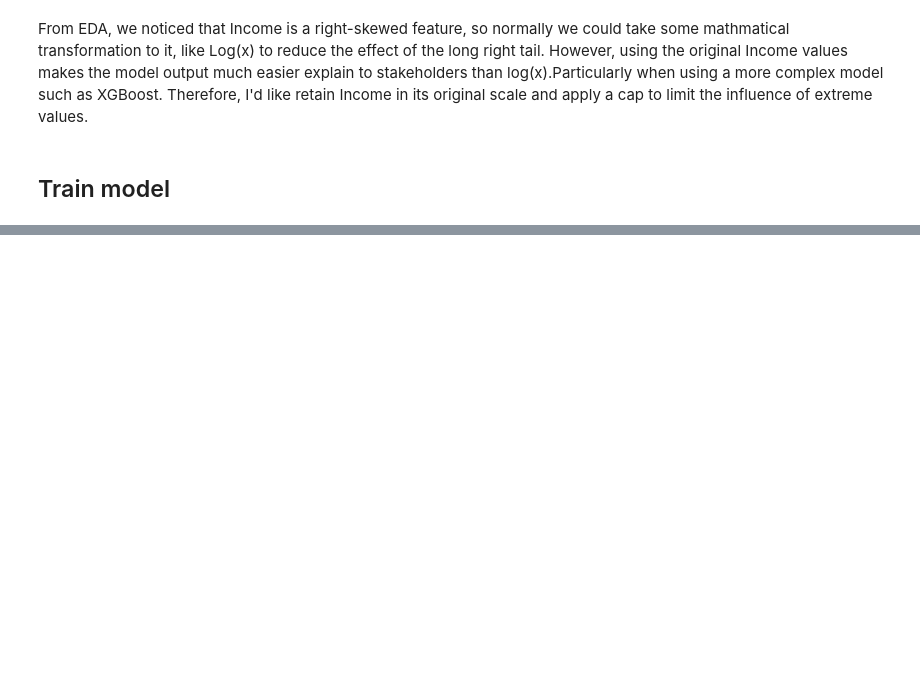
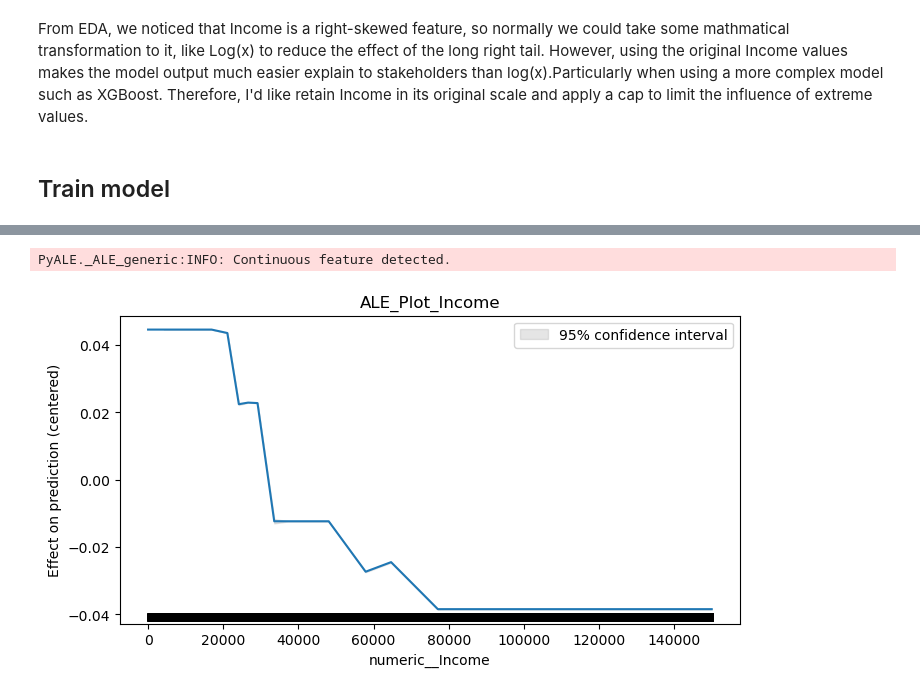
Before and after one commit to LunaJiang188/Mental-health-prediction, a Jupyter notebook: src/modelling.ipynb, the cells around one changed output, grey strips where cells are left out. Drawn from its saved outputs; the diff is of its cells as text; code cells hidden in the pictures; blank space fills up the shorter version.

```diff
--- a/src/modelling.ipynb
+++ b/src/modelling.ipynb
@@ -311,0 +403,23 @@ based on the results, ill remove bottom features.
+# %%
+xgb_reduced = XGBClassifier(
+    objective = "binary:logistic",
+    booster='gbtree',
+    reg_alpha=1,
+    reg_lambda=0,
+    gamma=0,
+    learning_rate=0.03,
+    max_depth=5,
+    min_child_weight=1,
+    subsample=1,
+    n_estimators=100,
+    n_jobs=1,
+    eval_metric="auc",
+    early_stopping_rounds=50,
+    enable_categorical=True
+)
+
+xgb_reduced.fit(
+    X_train_reduced,
+    y_train,
+    eval_set=[(X_val_reduced, y_val)],
+)
@@ -311,0 +887,2 @@ based on the results, ill remove bottom features.
+# %%
+X_val_reduced_df = pd.DataFrame(X_val_reduced, columns=feature_names, index=y_val.index)
@@ -311,0 +894,16 @@ based on the results, ill remove bottom features.
+# %%
+class ProbabilityModel:
+    def __init__(self, model):
+        self.model = model
+
+    def predict(self, X):
+        return self.model.predict_proba(X)[:, 1]
+
+prob_model = ProbabilityModel(xgb_hpt)
+# %%
+ale(X = X_val_reduced_df, model=prob_model, feature=["numeric__Income"], grid_size=20, include_CI=True)
+plt.title("ALE_Plot_Income")
+plt.show()
+# %% [output]
+PyALE._ALE_generic:INFO: Continuous feature detected.
+[figure, added]
```
Also changed, not shown: parts of 48 cells of this notebook, 1 other file.
